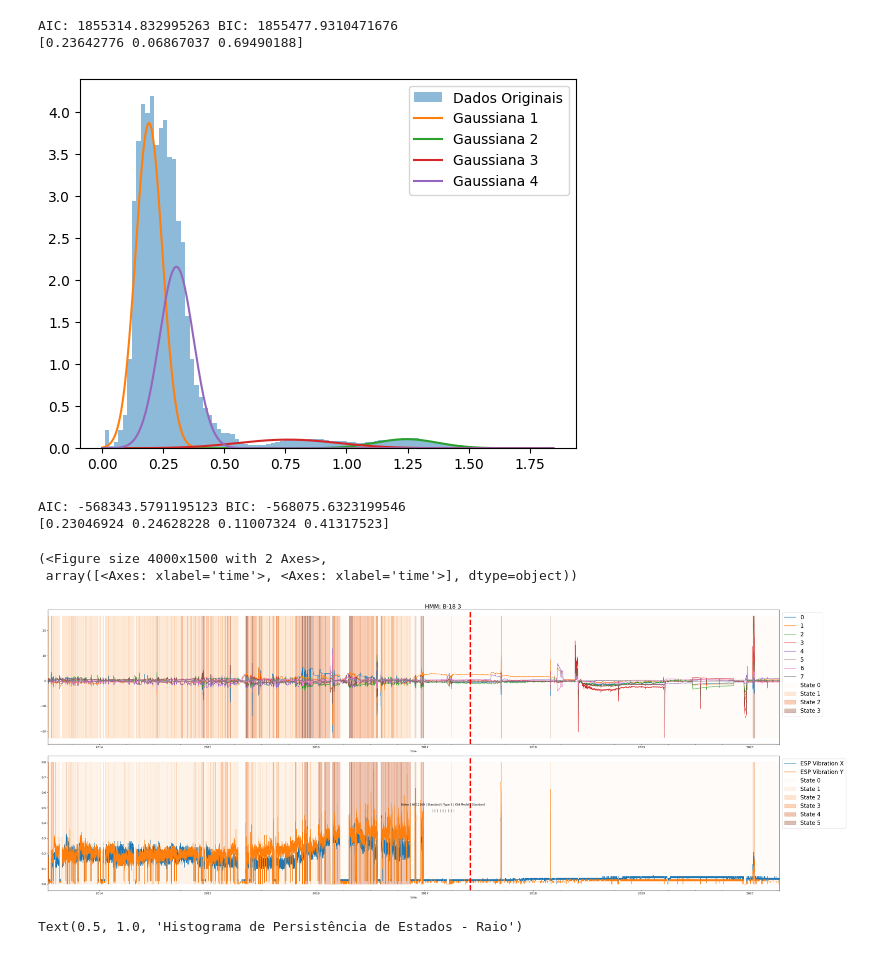
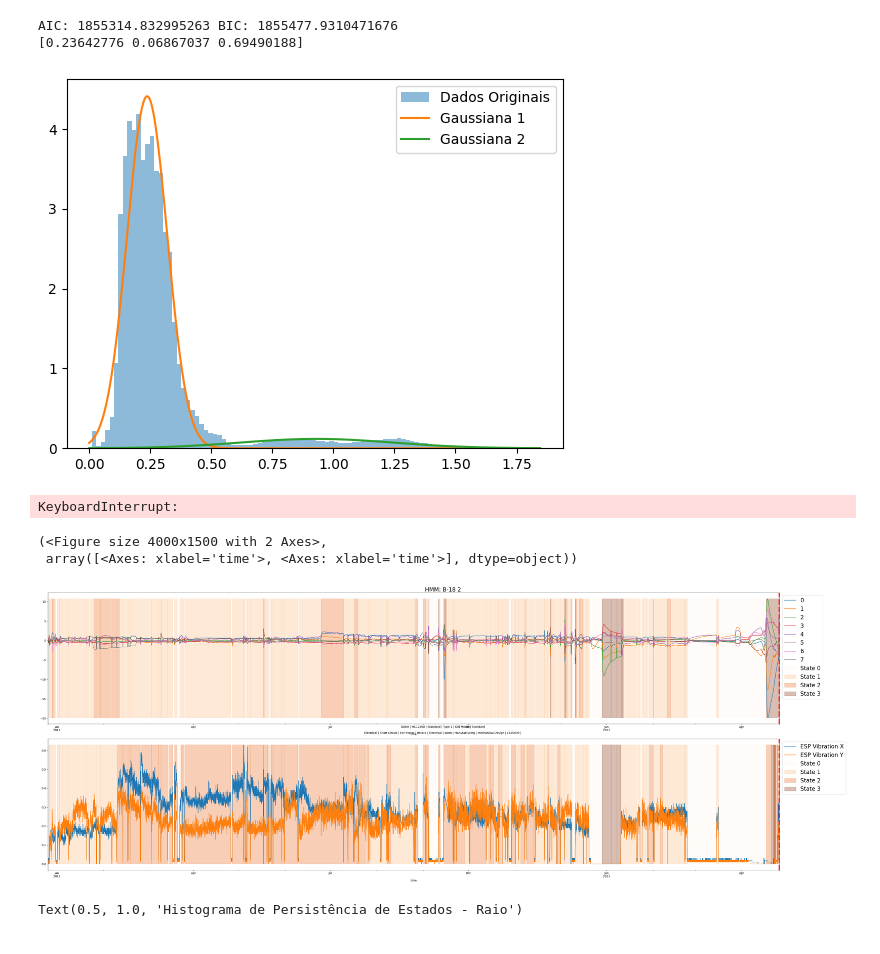
Before and after one commit to RL2-SP3/LISSA, a Jupyter notebook: examples/analise_modelos_hmm.ipynb, the cells around one changed output. Drawn from its saved outputs; the diff is of its cells as text; code cells hidden in the pictures.

```diff
--- a/examples/analise_modelos_hmm.ipynb
+++ b/examples/analise_modelos_hmm.ipynb
@@ -61,7 +61,7 @@ PCAData["State Radius"] = PCAData["State Radius"].map(li.StateConversion(modelRa
 AIC: 1855314.832995263 BIC: 1855477.9310471676
 [0.23642776 0.06867037 0.69490188]
 # %%
-n = 4
+n = 2
 
 data = PCAData["VibMod"].loc[(PCAData["VibMod"]!=0) & (PCAData["Well_down"]==0)].apply(np.log1p)
 
@@ -84,24 +84,23 @@ li.PostProcessing(modelVib, PCAData, modelData,"VibMod", "State Mod", totalLengt
 print(modelVib.get_stationary_distribution())
 PCAData["State Mod"] = PCAData["State Mod"].map(li.StateConversion(modelVib.get_stationary_distribution(),n))
 
-PCAData.loc[(PCAData["VibMod"]==0) & (PCAData["Well_down"]==0),"State Mod"] = 5
+PCAData.loc[(PCAData["VibMod"]==0) & (PCAData["Well_down"]==0),"State Mod"] = 3
 # %% [output]
-[figure, old version]
+[figure, new version]
-AIC: -568343.5791195123 BIC: -568075.6323199546
-[0.23046924 0.24628228 0.11007324 0.41317523]
+KeyboardInterrupt:
 # %%
 vibeHeader = ["ESP Vibration X","ESP Vibration Y"]
 esotericHeader = ['Water Cut @ 20degC - 1 atm', 'Choke Opening']
 
-n = [3, 5]
+n = [3, 3]
 # %%
-pump = pumpList[3]
+pump = pumpList[0]
 pumpData = PCAData.loc[PCAData["Well Run"]==pump].copy()
 li.HMMPicture(pumpData,pump,props=[PCAHeaders,vibeHeader],states=["State Radius","State Mod"], numberOfStates=n, figsize=(40,15))
 # %% [output]
 (<Figure size 4000x1500 with 2 Axes>,
  array([<Axes: xlabel='time'>, <Axes: xlabel='time'>], dtype=object))
-[figure, old version]
+[figure, new version]
 # %%
 PCAData[["Transformed Radius","VibNormX","VibNormY"]] = 0.0
 
```
Also changed, not shown: parts of 1 cell of this notebook, 1 other file.
